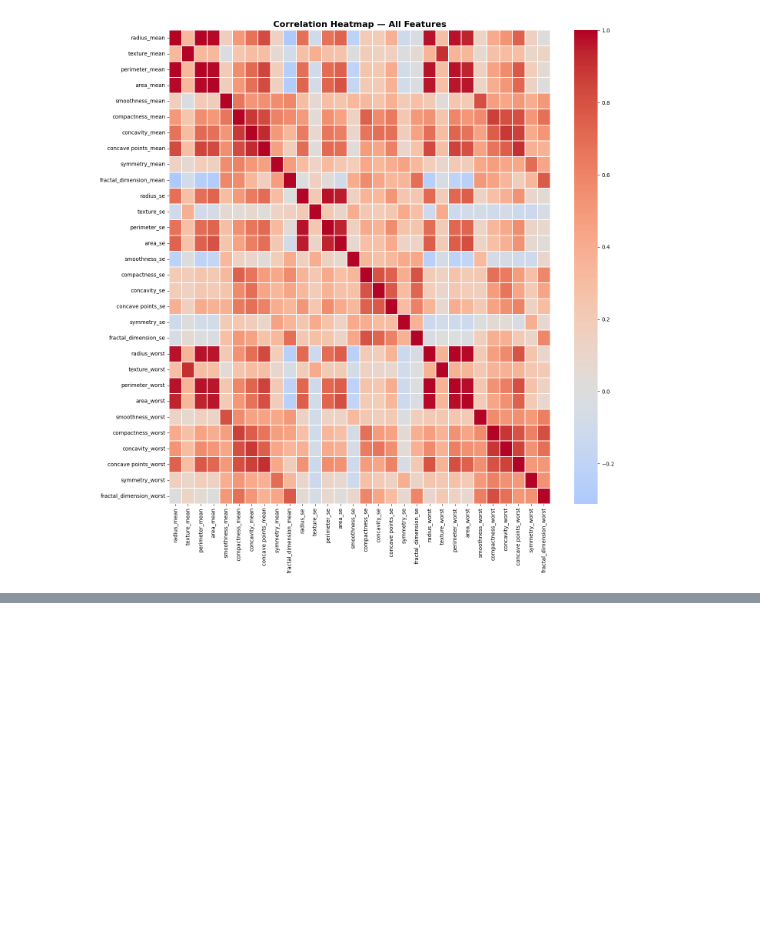
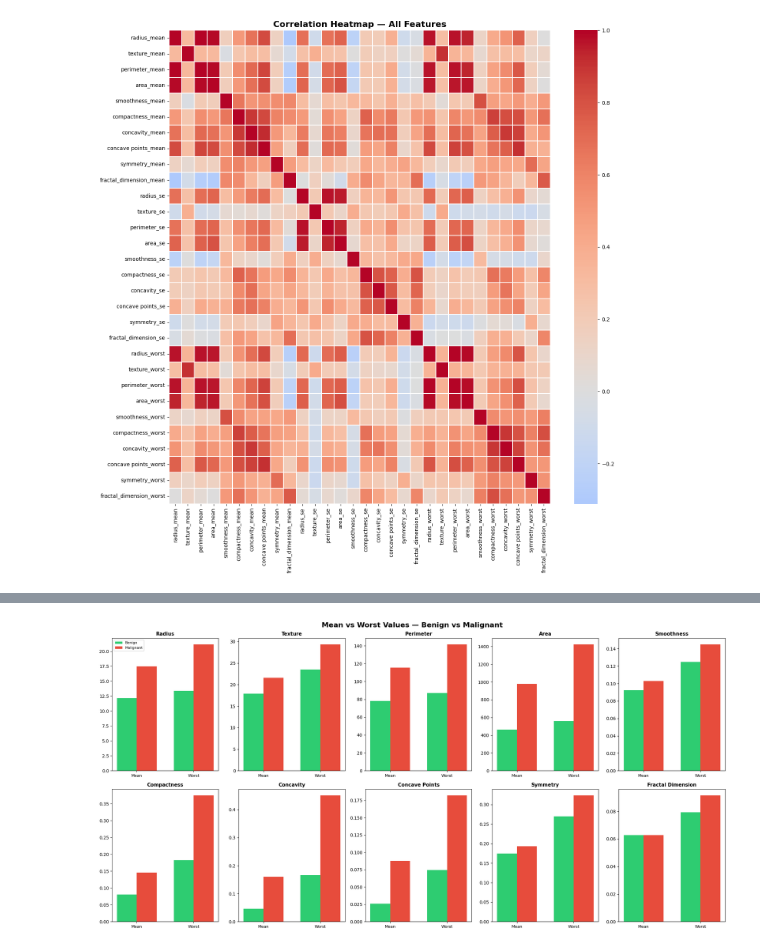
Before and after one commit to john-nio/eda-project, a Jupyter notebook: breast_cancer/breast_cancer.ipynb, the cells around one changed output, grey strips where cells are left out. Saved outputs shown, nothing was run; the diff lists cells and outputs as text; code cells hidden in the pictures; blank space fills up the shorter version.

Commit message:
Adding one more chart

```diff
--- a/breast_cancer/breast_cancer.ipynb
+++ b/breast_cancer/breast_cancer.ipynb
@@ -507,0 +488,47 @@ plt.show()
+# %%
+fig, axes = plt.subplots(2, 5, figsize=(20, 10))
+axes = axes.flatten()
+
+feature_pairs = [
+    ('radius_mean', 'radius_worst'),
+    ('texture_mean', 'texture_worst'),
+    ('perimeter_mean', 'perimeter_worst'),
+    ('area_mean', 'area_worst'),
+    ('smoothness_mean', 'smoothness_worst'),
+    ('compactness_mean', 'compactness_worst'),
+    ('concavity_mean', 'concavity_worst'),
+    ('concave points_mean', 'concave points_worst'),
+    ('symmetry_mean', 'symmetry_worst'),
+    ('fractal_dimension_mean', 'fractal_dimension_worst')
+]
+
+for i, (mean_col, worst_col) in enumerate(feature_pairs):
+    feature_name = mean_col.replace('_mean', '')
+
+    benign_mean = df[df['diagnosis']=='B'][mean_col].mean()
+    malignant_mean = df[df['diagnosis']=='M'][mean_col].mean()
+    benign_worst = df[df['diagnosis']=='B'][worst_col].mean()
+    malignant_worst = df[df['diagnosis']=='M'][worst_col].mean()
+
+    x = np.arange(2)
+    width = 0.35
+
+    axes[i].bar(x - width/2, [benign_mean, benign_worst],
+                width, color='#2ecc71', label='Benign')
+    axes[i].bar(x + width/2, [malignant_mean, malignant_worst],
+                width, color='#e74c3c', label='Malignant')
+
+    axes[i].set_title(feature_name.replace('_', ' ').title(),
+                      fontsize=11, fontweight='bold')
+    axes[i].set_xticks(x)
+    axes[i].set_xticklabels(['Mean', 'Worst'], fontsize=9)
+    if i == 0:
+        axes[i].legend(fontsize=8)
+
+fig.suptitle('Mean vs Worst Values — Benign vs Malignant',
+             fontsize=16, fontweight='bold')
+plt.tight_layout()
+plt.savefig('visualizations/mean_vs_worst_comparison.png', dpi=150)
+plt.show()
+# %% [output]
+[figure, added]
```
Also changed, not shown: parts of 3 cells of this notebook, 1 other file.
